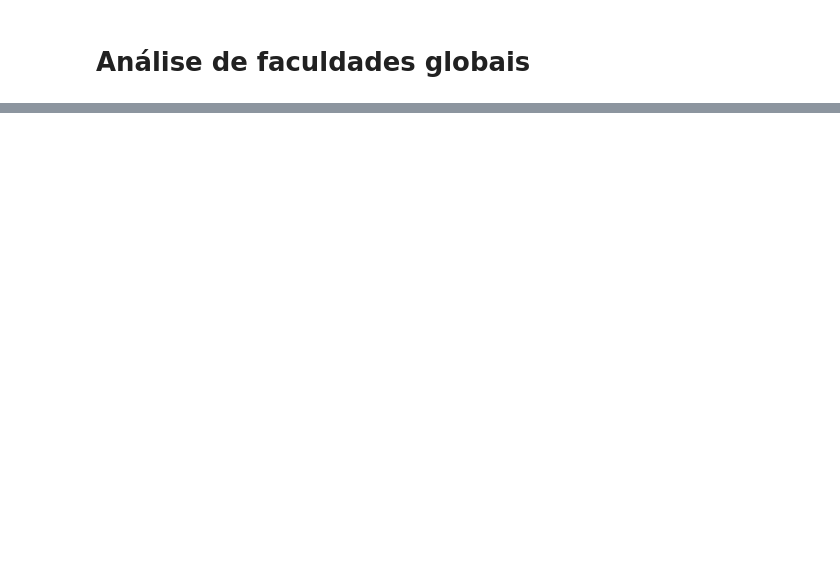
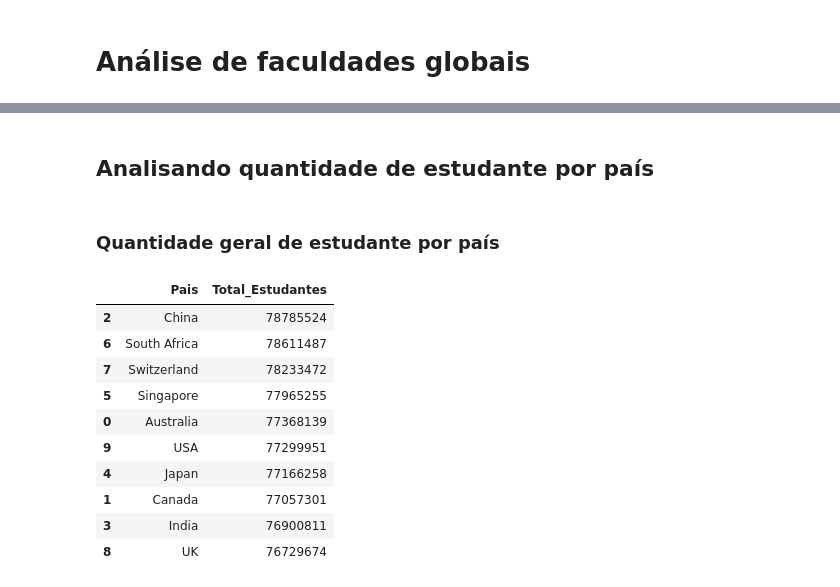
Before and after one commit to BruninSouza/Analise-Faculdades-Globais, a Jupyter notebook: analise.ipynb, the cells around one changed output, grey strips where cells are left out. Saved outputs shown, nothing was run; the diff lists cells and outputs as text; code cells hidden in the pictures; blank space fills up the shorter version.

```diff
--- a/analise.ipynb
+++ b/analise.ipynb
@@ -46,0 +88,19 @@ Name: Faculdade ID, dtype: int64
+# %% [markdown]
+## Analisando quantidade de estudante por país
+# %% [markdown]
+### Quantidade geral de estudante por país
+# %%
+qtd_estud_pais = dataset.groupby('Pais')['Total_Estudantes'].sum().reset_index()
+qtd_estud_pais.sort_values(by='Total_Estudantes',ascending=False)
+# %% [output]
+|  | Pais | Total_Estudantes |
+| 2 | China | 78785524 |
+| 6 | South Africa | 78611487 |
+| 7 | Switzerland | 78233472 |
+| 5 | Singapore | 77965255 |
+| 0 | Australia | 77368139 |
+| 9 | USA | 77299951 |
+| 4 | Japan | 77166258 |
+| 1 | Canada | 77057301 |
+| 3 | India | 76900811 |
+| 8 | UK | 76729674 |
```
Also changed, not shown: parts of 26 cells of this notebook.
